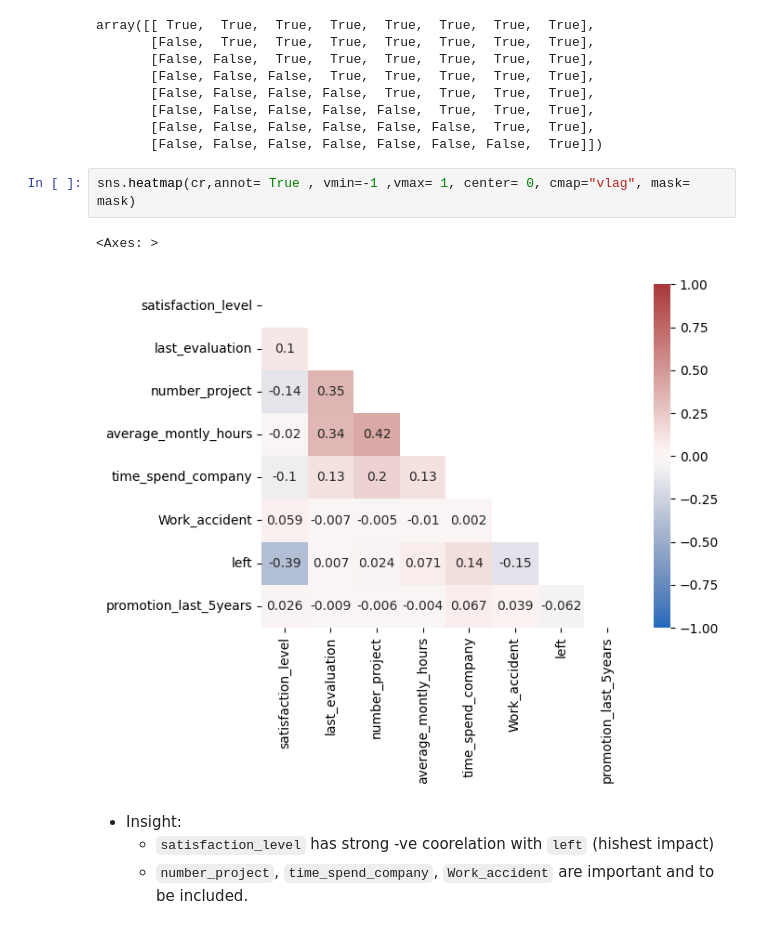
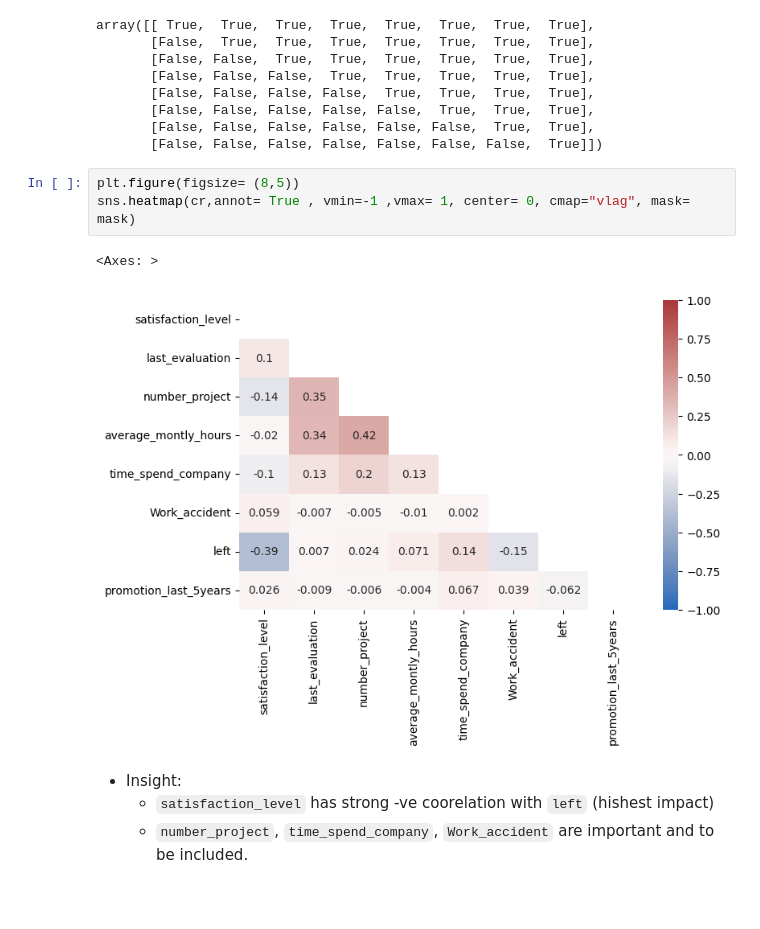
Before and after one commit to pb319/Stat_ML-Learning, a Jupyter notebook: Exercise7/workbook.ipynb, the cells around one changed output. Cells and saved outputs as stored; diff of their text form; blank space fills up the shorter version.

```diff
--- a/Exercise7/workbook.ipynb
+++ b/Exercise7/workbook.ipynb
@@ -129,10 +129,11 @@ array([[ True,  True,  True,  True,  True,  True,  True,  True],
        [False, False, False, False, False, False,  True,  True],
        [False, False, False, False, False, False, False,  True]])
 # %%
+plt.figure(figsize= (8,5))
 sns.heatmap(cr,annot= True , vmin=-1 ,vmax= 1, center= 0, cmap="vlag", mask= mask)
 # %% [output]
 <Axes: >
-[figure, old version]
+[figure, new version]
 # %% [markdown]
 * Insight:
     - `satisfaction_level` has strong -ve coorelation with `left` (hishest impact)
```
Also changed, not shown: parts of 1 cell of this notebook, 1 other file.
